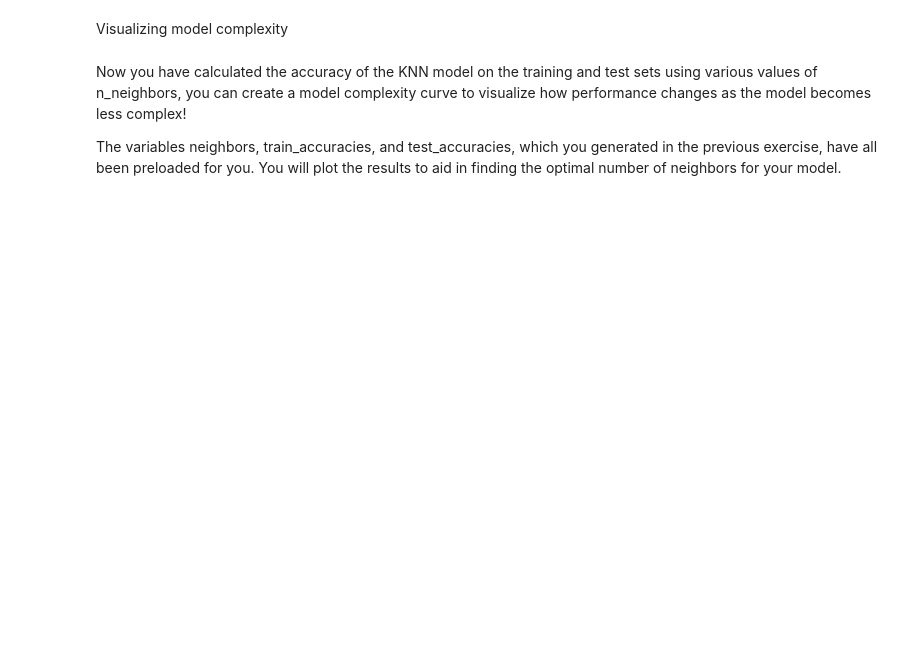
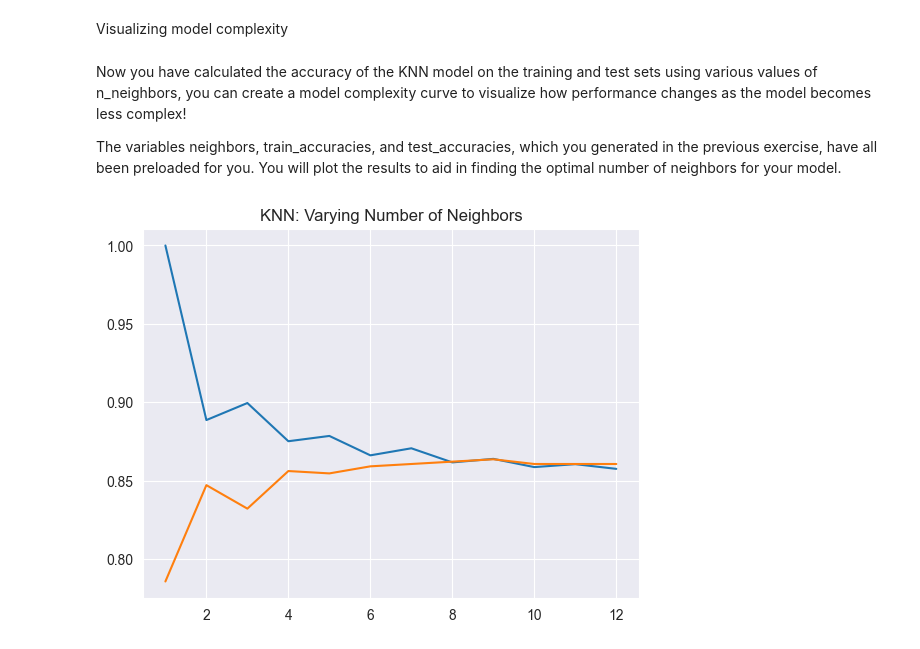
Before and after one commit to Emigbanam/Machine-Learning-Practice, a Jupyter notebook: ML Practice Supervised Learning.ipynb, the cells around one changed output. Saved outputs shown, nothing was run; the diff lists cells and outputs as text; code cells hidden in the pictures; blank space fills up the shorter version.

```diff
--- a/ML Practice Supervised Learning.ipynb
+++ b/ML Practice Supervised Learning.ipynb
@@ -60,8 +60,14 @@ Train/test split + computing accuracy
 
 from sklearn.model_selection import train_test_split
 
+X_2 = churn.drop('churn', axis=1).values
+y_2 = churn['churn'].values
+
+
 #2. Split X and y into training and test sets, setting test_size equal to 20%, random_state to 42, and ensuring the target label proportions reflect that of the original dataset.
-X_train, X_test, y_train, y_test = train_test_split(X,y, test_size = 0.2, random_state = 42, stratify = y)
+X_train, X_test, y_train, y_test = train_test_split(X_2,y_2, test_size = 0.2, random_state = 42, stratify = y)
+
+knn = KNeighborsClassifier(n_neighbors = 5)
 
 #3. Fit the knn model to the training data. Compute and print the model's accuracy for the test data.
 knn.fit(X_train, y_train)
@@ -94,7 +100,7 @@ for neighbor in neighbors:
 #4. Calculate accuracy scores for the training set and test set separately using the .score() method, and assign the results to the train_accuracies and test_accuracies dictionaries, respectively, utilizing the neighbor iterator as the index.
 
     train_accuracies[neighbor] = knn.score(X_train,y_train)
-    test_accuracies = knn.score(X_test, y_test)
+    test_accuracies[neighbor] = knn.score(X_test, y_test)
 
 
 print(neighbors, '\n', train_accuracies, '\n', test_accuracies)
@@ -109,4 +115,15 @@ Now you have calculated the accuracy of the KNN model on the training and test s
 
 The variables neighbors, train_accuracies, and test_accuracies, which you generated in the previous exercise, have all been preloaded for you. You will plot the results to aid in finding the optimal number of neighbors for your model.
 # %%
-#
+#1. Add a title "KNN: Varying Number of Neighbors".
+plt.title("KNN: Varying Number of Neighbors")
+
+#2. Plot the .values() method of train_accuracies on the y-axis against neighbors on the x-axis, with a label of "Training Accuracy".
+plt.plot(neighbors, train_accuracies.values(), label='Training Accuracy')
+
+#3. Plot the .values() method of test_accuracies on the y-axis against neighbors on the x-axis, with a label of "Testing Accuracy".
+plt.plot(neighbors, test_accuracies.values(), label = 'Testing Accuracy')
+
+plt.show()
+# %% [output]
+[figure, added]
```
Also changed, not shown: parts of 2 cells of this notebook.
